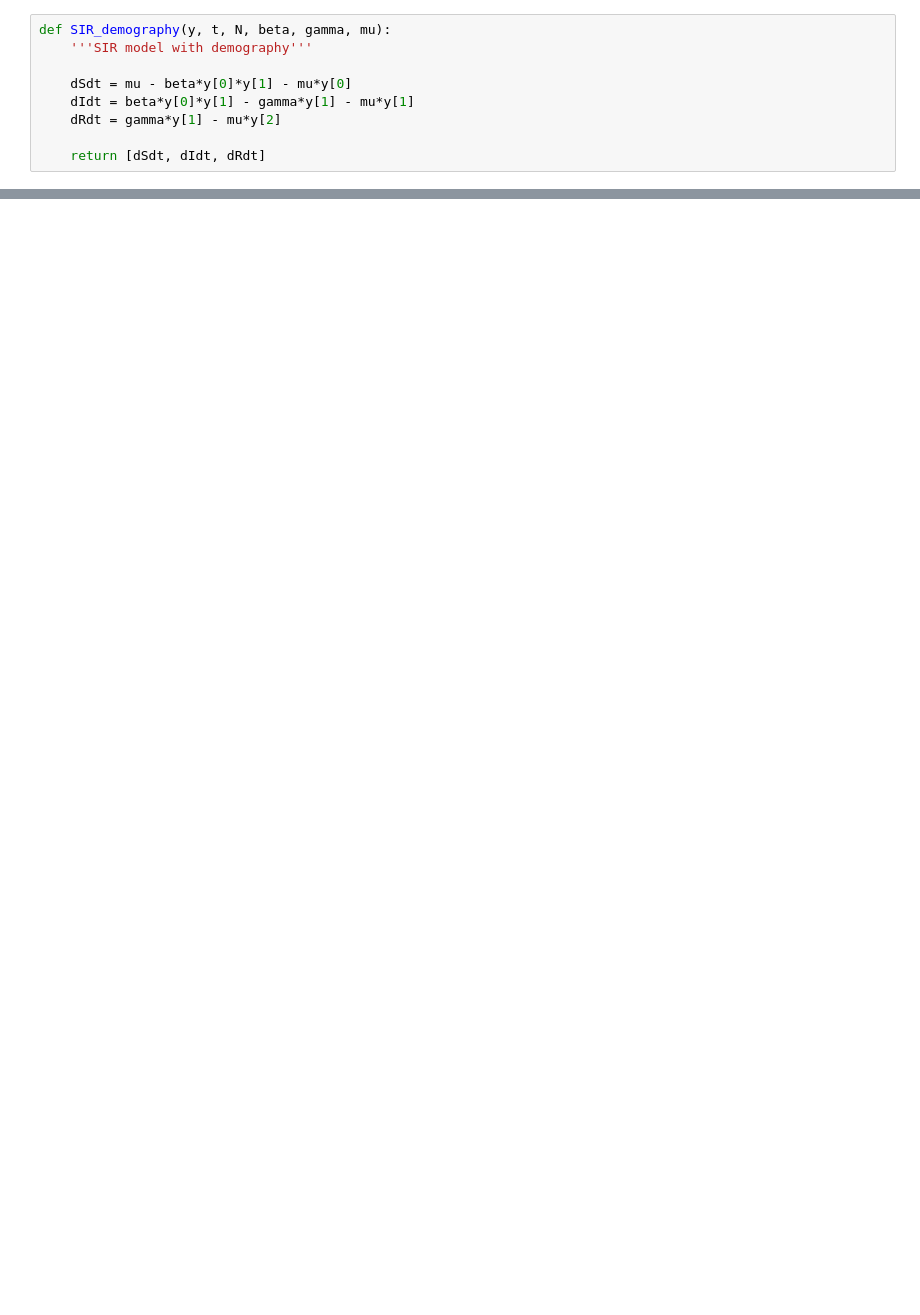
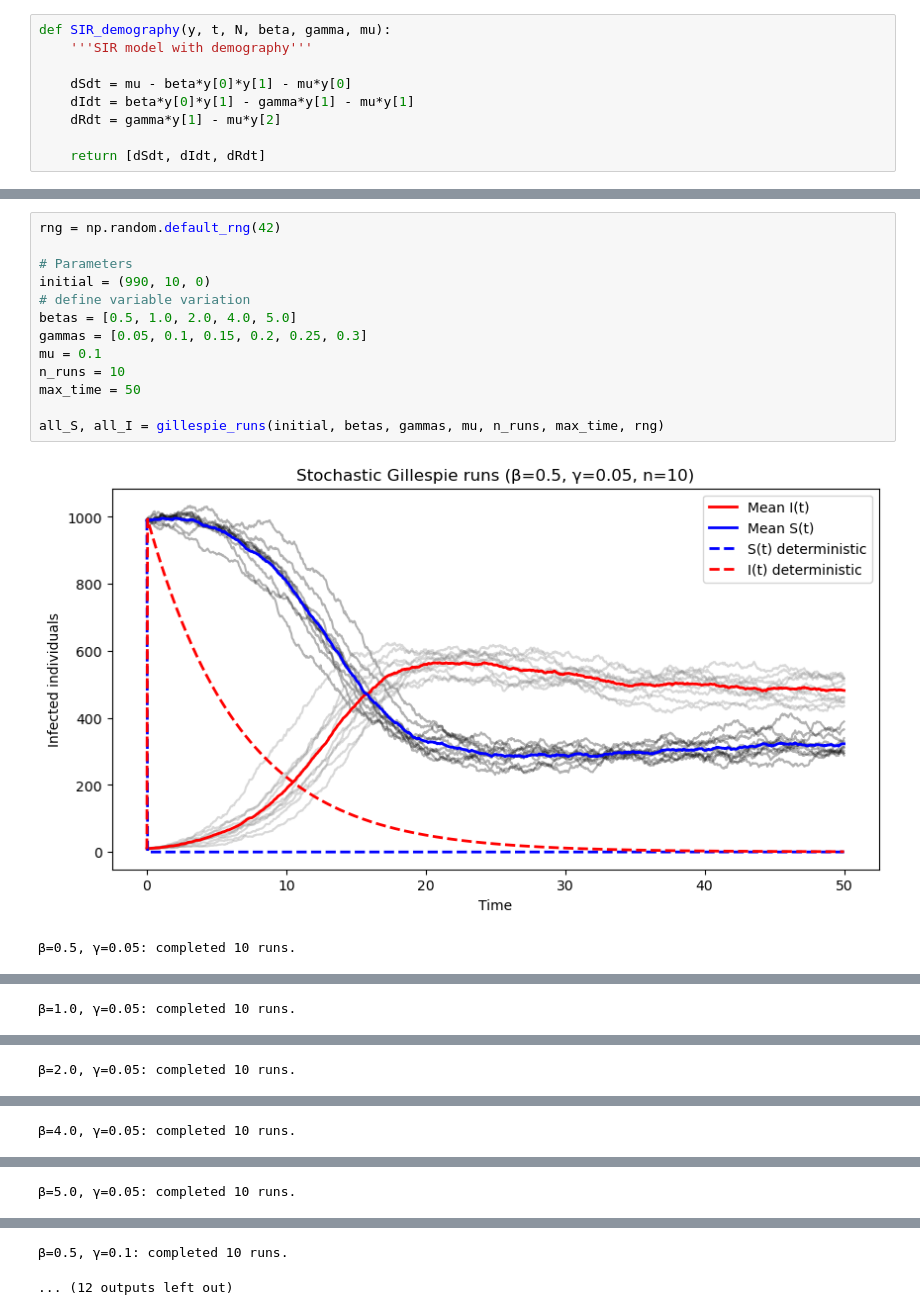
Before and after one commit to Jensen-25/intro_comp_sc_ass2, a Jupyter notebook: Version_jensen.ipynb, the cells around one changed output, grey strips where cells are left out. Cells and saved outputs as stored; diff of their text form; blank space fills up the shorter version.

```diff
--- a/Version_jensen.ipynb
+++ b/Version_jensen.ipynb
@@ -129,0 +197,16 @@ TypeError: '<' not supported between instances of 'float' and 'list'
+# %%
+rng = np.random.default_rng(42)
+
+# Parameters
+initial = (990, 10, 0)
+# define variable variation
+betas = [0.5, 1.0, 2.0, 4.0, 5.0]
+gammas = [0.05, 0.1, 0.15, 0.2, 0.25, 0.3]
+mu = 0.1
+n_runs = 10
+max_time = 50
+
+all_S, all_I = gillespie_runs(initial, betas, gammas, mu, n_runs, max_time, rng)
+# %% [output]
+[figure, added]
+β=0.5, γ=0.05: completed 10 runs.
@@ -129,0 +214 @@ TypeError: '<' not supported between instances of 'float' and 'list'
+β=1.0, γ=0.05: completed 10 runs.
@@ -129,0 +216 @@ TypeError: '<' not supported between instances of 'float' and 'list'
+β=2.0, γ=0.05: completed 10 runs.
@@ -129,0 +218 @@ TypeError: '<' not supported between instances of 'float' and 'list'
+β=4.0, γ=0.05: completed 10 runs.
@@ -129,0 +220 @@ TypeError: '<' not supported between instances of 'float' and 'list'
+β=5.0, γ=0.05: completed 10 runs.
@@ -129,0 +222,2 @@ TypeError: '<' not supported between instances of 'float' and 'list'
+β=0.5, γ=0.1: completed 10 runs.
+... (12 outputs left out)
```
Also changed, not shown: parts of 6 cells of this notebook, 1 other file.
